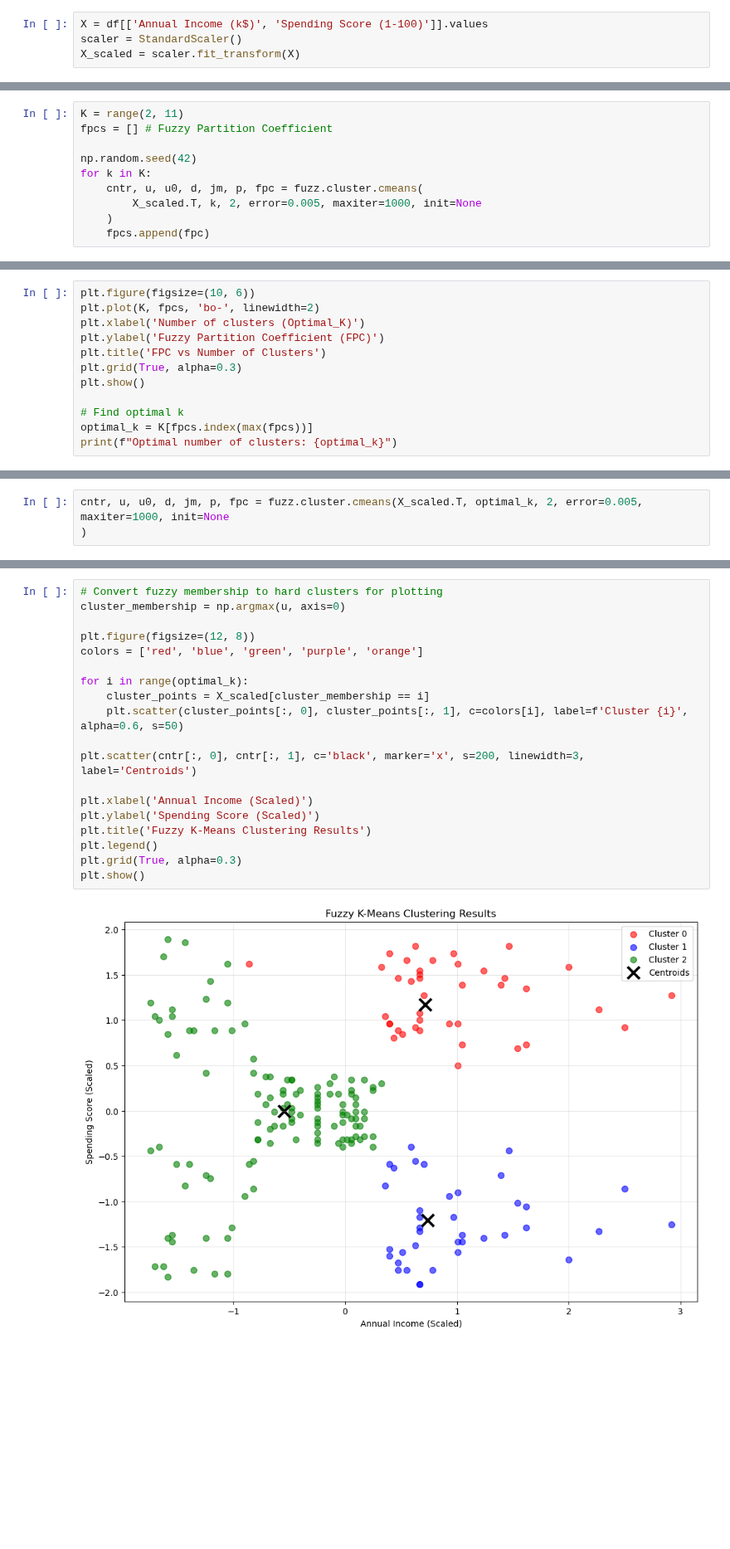
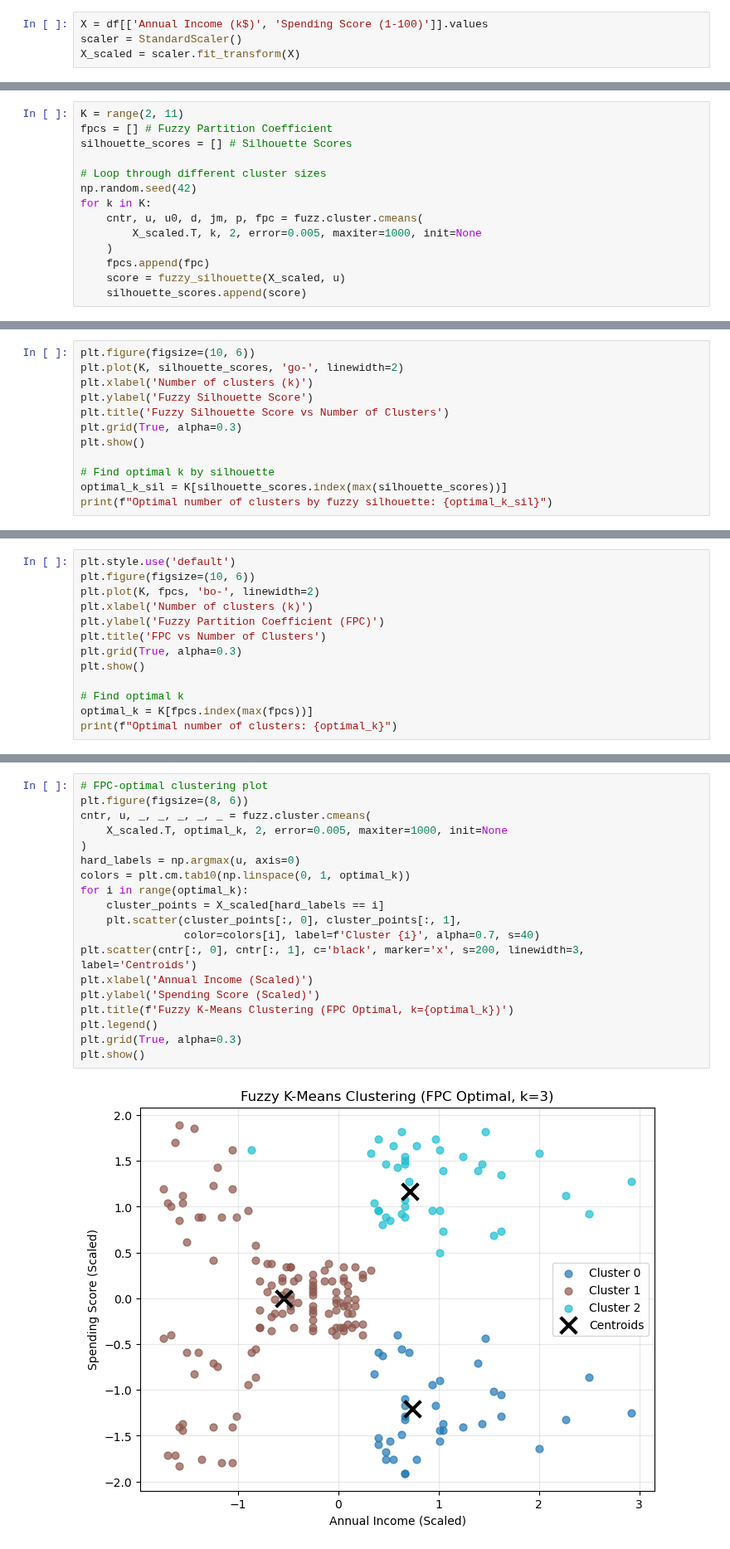
Before and after one commit to CedricBaaklini/Machine-Learning-Project, a Jupyter notebook: Project 1/FuzzyKMeans.ipynb, the cells around one changed output, grey strips where cells are left out. Shown at 83% size. Cells and saved outputs as stored; diff of their text form; blank space fills up the shorter version.

Commit message:
Updated Notebook w/ Further Optimal K Calculations & 2 Clustering Showcases

```diff
--- a/Project 1/FuzzyKMeans.ipynb
+++ b/Project 1/FuzzyKMeans.ipynb
@@ -62,10 +95,14 @@ np.random.seed(42) gives a reproducable result
 # %%
 K = range(2, 11)
 fpcs = [] # Fuzzy Partition Coefficient
+silhouette_scores = [] # Silhouette Scores
 
+# Loop through different cluster sizes
 np.random.seed(42)
 for k in K:
     cntr, u, u0, d, jm, p, fpc = fuzz.cluster.cmeans(
         X_scaled.T, k, 2, error=0.005, maxiter=1000, init=None
     )
     fpcs.append(fpc)
+    score = fuzzy_silhouette(X_scaled, u)
+    silhouette_scores.append(score)
@@ -75,0 +115,12 @@ Highest FPC will have the correspodning best option for Optimal_K
+# %%
+plt.figure(figsize=(10, 6))
+plt.plot(K, silhouette_scores, 'go-', linewidth=2)
+plt.xlabel('Number of clusters (k)')
+plt.ylabel('Fuzzy Silhouette Score')
+plt.title('Fuzzy Silhouette Score vs Number of Clusters')
+plt.grid(True, alpha=0.3)
+plt.show()
+
+# Find optimal k by silhouette
+optimal_k_sil = K[silhouette_scores.index(max(silhouette_scores))]
+print(f"Optimal number of clusters by fuzzy silhouette: {optimal_k_sil}")
@@ -76,7 +130,8 @@ Highest FPC will have the correspodning best option for Optimal_K
 # %%
+plt.style.use('default')
 plt.figure(figsize=(10, 6))
 plt.plot(K, fpcs, 'bo-', linewidth=2)
-plt.xlabel('Number of clusters (Optimal_K)')
+plt.xlabel('Number of clusters (k)')
 plt.ylabel('Fuzzy Partition Coefficient (FPC)')
 plt.title('FPC vs Number of Clusters')
 plt.grid(True, alpha=0.3)
@@ -95,3 +145,0 @@ Using the found Optimal_K to commence Final Clustering
-# %%
-cntr, u, u0, d, jm, p, fpc = fuzz.cluster.cmeans(X_scaled.T, optimal_k, 2, error=0.005, maxiter=1000, init=None
-)
@@ -114,21 +189,21 @@ Converts fuzzy membership to hard cluster
 # %%
-# Convert fuzzy membership to hard clusters for plotting
-cluster_membership = np.argmax(u, axis=0)
-
-plt.figure(figsize=(12, 8))
-colors = ['red', 'blue', 'green', 'purple', 'orange']
-
+# FPC-optimal clustering plot
+plt.figure(figsize=(8, 6))
+cntr, u, _, _, _, _, _ = fuzz.cluster.cmeans(
+    X_scaled.T, optimal_k, 2, error=0.005, maxiter=1000, init=None
+)
+hard_labels = np.argmax(u, axis=0)
+colors = plt.cm.tab10(np.linspace(0, 1, optimal_k))
 for i in range(optimal_k):
-    cluster_points = X_scaled[cluster_membership == i]
-    plt.scatter(cluster_points[:, 0], cluster_points[:, 1], c=colors[i], label=f'Cluster {i}', alpha=0.6, s=50)
-
+    cluster_points = X_scaled[hard_labels == i]
+    plt.scatter(cluster_points[:, 0], cluster_points[:, 1],
+                color=colors[i], label=f'Cluster {i}', alpha=0.7, s=40)
 plt.scatter(cntr[:, 0], cntr[:, 1], c='black', marker='x', s=200, linewidth=3, label='Centroids')
-
 plt.xlabel('Annual Income (Scaled)')
 plt.ylabel('Spending Score (Scaled)')
-plt.title('Fuzzy K-Means Clustering Results')
+plt.title(f'Fuzzy K-Means Clustering (FPC Optimal, k={optimal_k})')
 plt.legend()
 plt.grid(True, alpha=0.3)
 plt.show()
 # %% [output]
-[figure, old version]
+[figure, new version]
```
Also changed, not shown: parts of 23 cells of this notebook.
